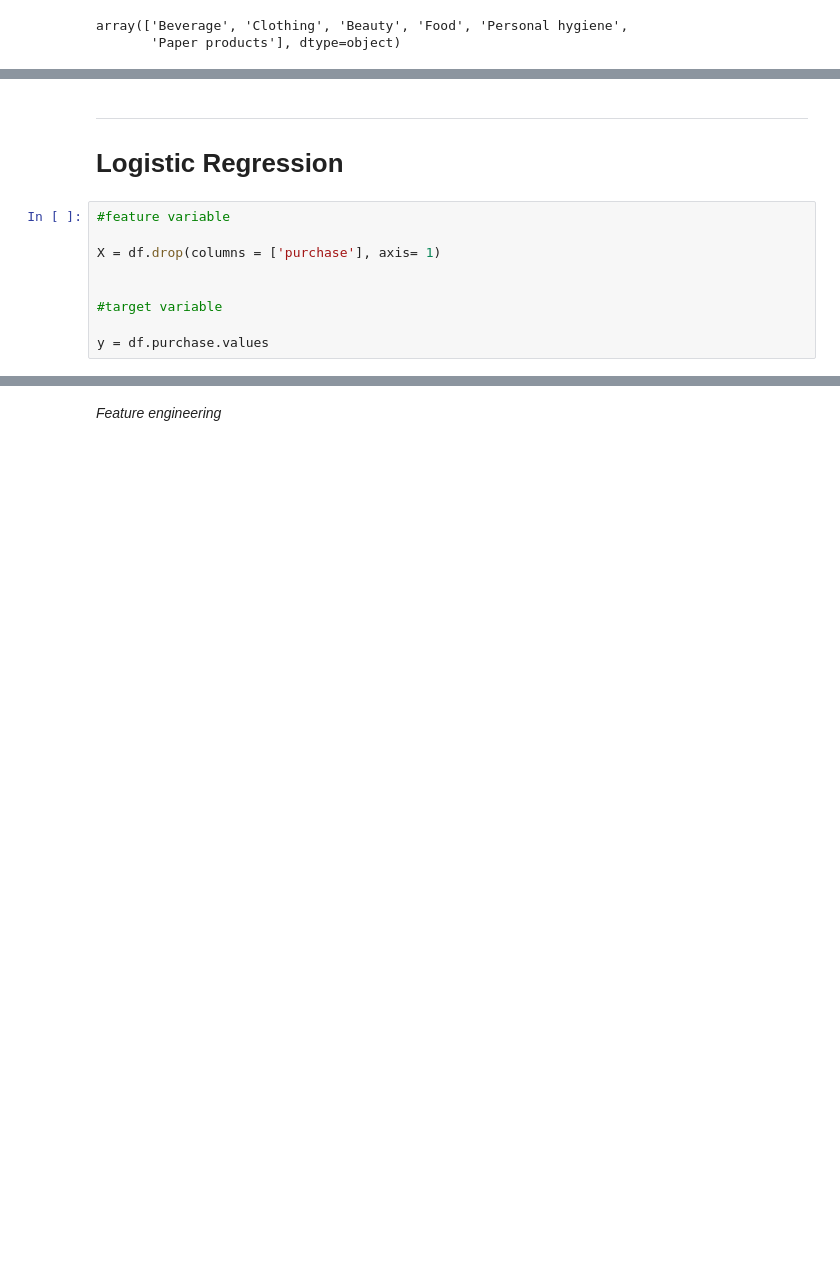
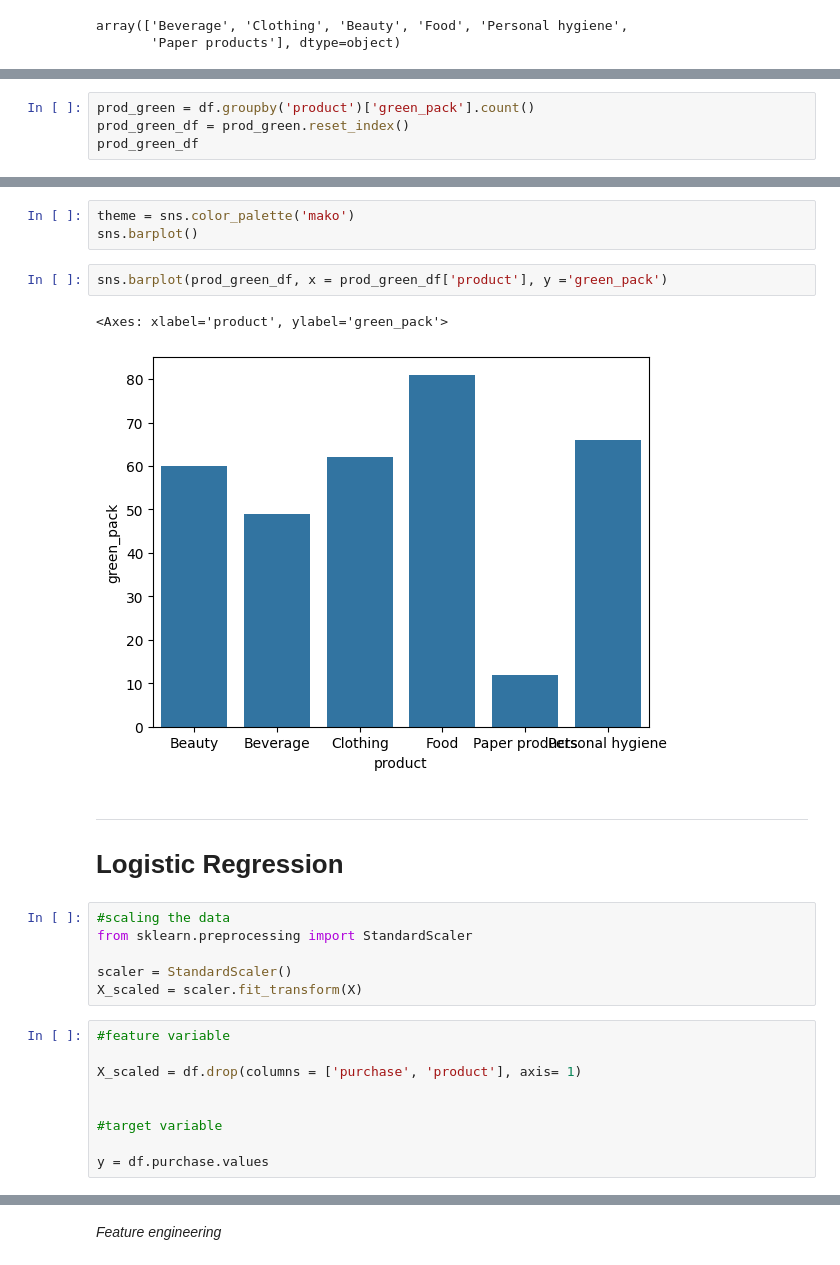
Before and after one commit to NityaVerma19/Customer-Purchase-Decision-, a Jupyter notebook: Consumer_behaviour.ipynb, the cells around one changed output, grey strips where cells are left out. Saved outputs shown, nothing was run; the diff lists cells and outputs as text; blank space fills up the shorter version.

```diff
--- a/Consumer_behaviour.ipynb
+++ b/Consumer_behaviour.ipynb
@@ -48,0 +67,4 @@ df.corr()
+# %%
+prod_green = df.groupby('product')['green_pack'].count()
+prod_green_df = prod_green.reset_index()
+prod_green_df
@@ -49,3 +79,11 @@ df.corr()
+# %%
+theme = sns.color_palette('mako')
+sns.barplot()
+# %%
+sns.barplot(prod_green_df, x = prod_green_df['product'], y ='green_pack')
+# %% [output]
+<Axes: xlabel='product', ylabel='green_pack'>
+[figure, added]
 # %% [markdown]
 
 ---
@@ -55,10 +93,16 @@ df.corr()
 
 
 # Logistic Regression
+# %%
+#scaling the data
+from sklearn.preprocessing import StandardScaler
+
+scaler = StandardScaler()
+X_scaled = scaler.fit_transform(X)
 # %%
 #feature variable
 
-X = df.drop(columns = ['purchase'], axis= 1)
+X_scaled = df.drop(columns = ['purchase', 'product'], axis= 1)
 
 
 #target variable
```
Also changed, not shown: parts of 54 cells of this notebook.
